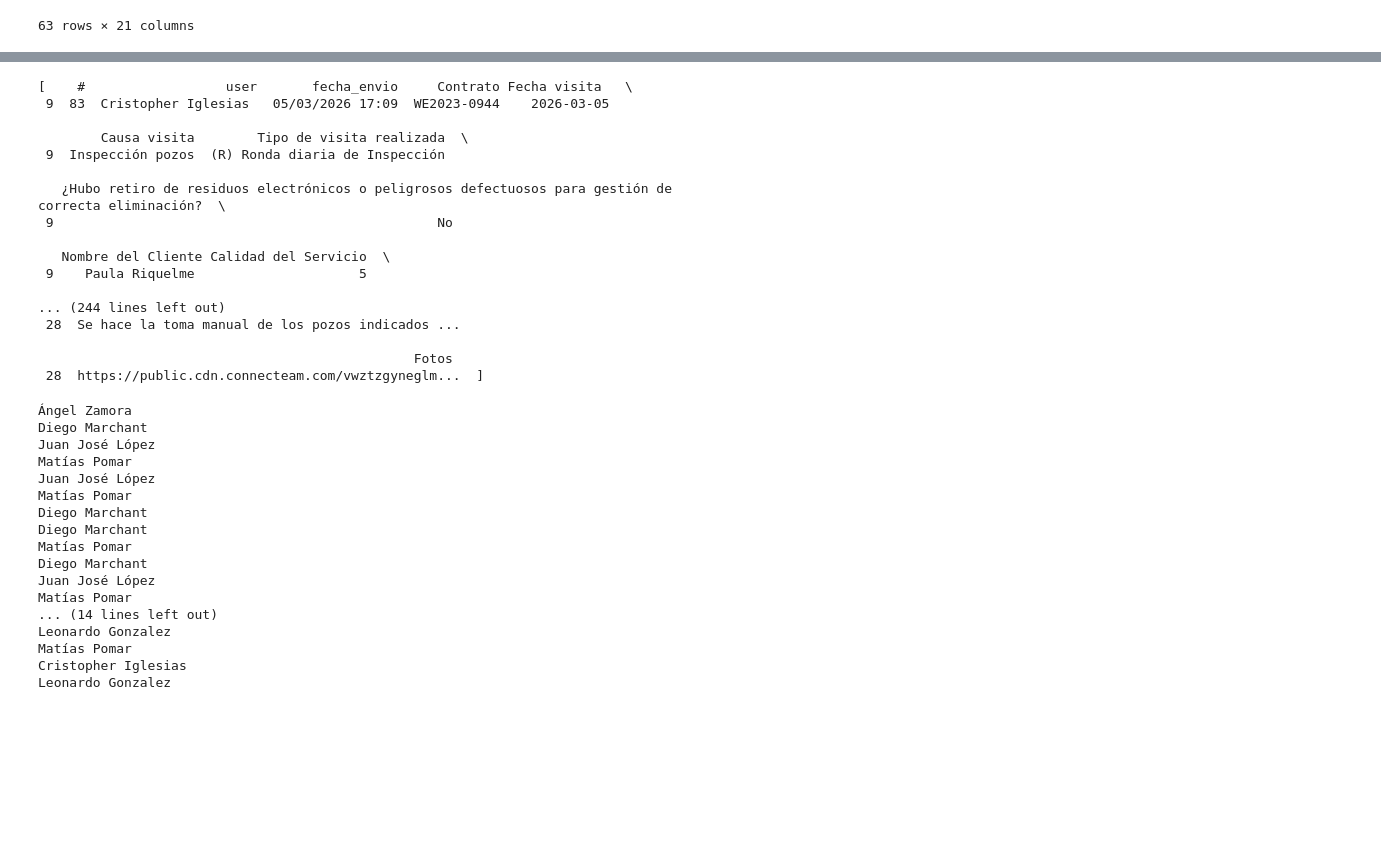
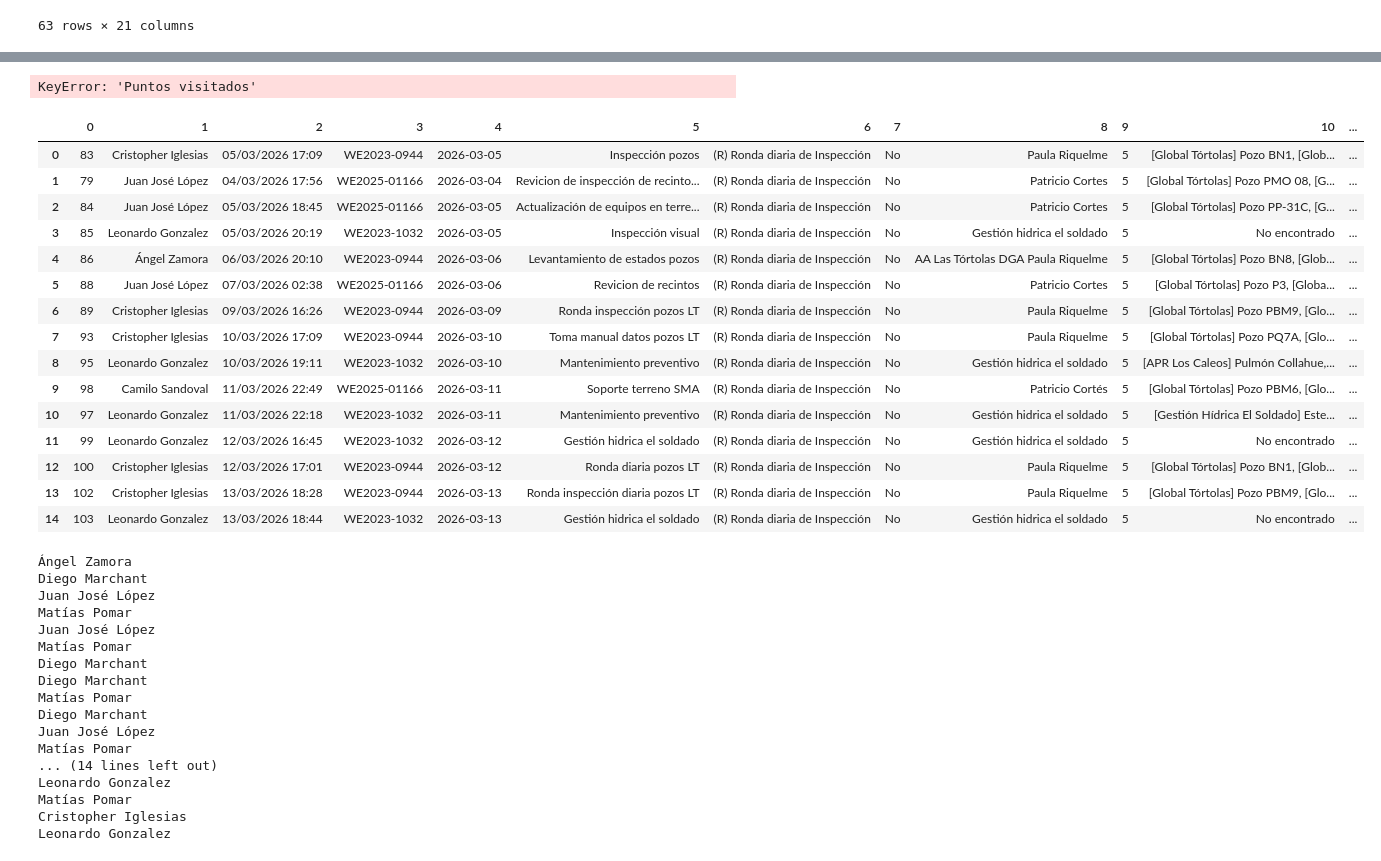
Before and after one commit to dcuerowe/odoo_con_trabajos, a Jupyter notebook: prueba_all_ot.ipynb, the cells around one changed output, grey strips where cells are left out. Drawn from its saved outputs; the diff is of its cells as text; code cells hidden in the pictures; blank space fills up the shorter version.

Commit message:
Actualización de datos

```diff
--- a/prueba_all_ot.ipynb
+++ b/prueba_all_ot.ipynb
@@ -797,28 +797,45 @@ for i, r in ordered_responses.iterrows():
         print(f"Error al asignar el nombre del usuario al DataFrame: {e}")
         traceback.print_exc()
 
+    #df_ronda = df[df_columnas].copy()
+
+    puntos = df["Puntos visitados"].to_list()[0]
+    # resolucion = df['Resolución ronda de inspección'].to_list()[0]
+    ot = df['#'].to_list()[0]
+    tecnico = df['user'].to_list()[0].strip()
+    contrato = df['Contrato'].to_list()[0]
+    fecha = df['Fecha visita '].to_list()[0]
+    causa_visita = df['Causa visita'].to_list()[0]
+    cliente = df['Nombre del Cliente'].to_list()[0]
+    calidad = df['Calidad del Servicio'].to_list()[0]
+
+
+
     if df['Tipo de visita realizada'].item() == '(R) Ronda diaria de Inspección':
-        datos.append(df)
+        print(df.columns.to_list())
+# %% [output]
+KeyError: 'Puntos visitados'
 # %%
-datos
+# datos_f = np.squeeze(datos)
+# df_final = pd.DataFrame(datos_f)
+# df_final
 # %% [output]
-[    #                  user       fecha_envio     Contrato Fecha visita   \
- 9  83  Cristopher Iglesias   05/03/2026 17:09  WE2023-0944    2026-03-05
-
-        Causa visita        Tipo de visita realizada  \
- 9  Inspección pozos  (R) Ronda diaria de Inspección
-
-   ¿Hubo retiro de residuos electrónicos o peligrosos defectuosos para gestión de correcta eliminación?  \
- 9                                                 No
-
-   Nombre del Cliente Calidad del Servicio  \
- 9    Paula Riquelme                     5
-
-... (244 lines left out)
- 28  Se hace la toma manual de los pozos indicados ...
-
-                                                Fotos
- 28  https://public.cdn.connecteam.com/vwztzgyneglm...  ]
+|  | 0 | 1 | 2 | 3 | 4 | 5 | 6 | 7 | 8 | 9 | 10 | ... |
+| 0 | 83 | Cristopher Iglesias | 05/03/2026 17:09 | WE2023-0944 | 2026-03-05 | Inspección pozos | (R) Ronda diaria de Inspección | No | Paula Riquelme | 5 | [Global Tórtolas] Pozo BN1, [Glob... | ... |
+| 1 | 79 | Juan José López | 04/03/2026 17:56 | WE2025-01166 | 2026-03-04 | Revicion de inspección de recinto... | (R) Ronda diaria de Inspección | No | Patricio Cortes | 5 | [Global Tórtolas] Pozo PMO 08, [G... | ... |
+| 2 | 84 | Juan José López | 05/03/2026 18:45 | WE2025-01166 | 2026-03-05 | Actualización de equipos en terre... | (R) Ronda diaria de Inspección | No | Patricio Cortes | 5 | [Global Tórtolas] Pozo PP-31C, [G... | ... |
+| 3 | 85 | Leonardo Gonzalez | 05/03/2026 20:19 | WE2023-1032 | 2026-03-05 | Inspección visual | (R) Ronda diaria de Inspección | No | Gestión hidrica el soldado | 5 | No encontrado | ... |
+| 4 | 86 | Ángel Zamora | 06/03/2026 20:10 | WE2023-0944 | 2026-03-06 | Levantamiento de estados pozos | (R) Ronda diaria de Inspección | No | AA Las Tórtolas DGA Paula Riquelme | 5 | [Global Tórtolas] Pozo BN8, [Glob... | ... |
+| 5 | 88 | Juan José López | 07/03/2026 02:38 | WE2025-01166 | 2026-03-06 | Revicion de recintos | (R) Ronda diaria de Inspección | No | Patricio Cortes | 5 | [Global Tórtolas] Pozo P3, [Globa... | ... |
+| 6 | 89 | Cristopher Iglesias | 09/03/2026 16:26 | WE2023-0944 | 2026-03-09 | Ronda inspección pozos LT | (R) Ronda diaria de Inspección | No | Paula Riquelme | 5 | [Global Tórtolas] Pozo PBM9, [Glo... | ... |
+| 7 | 93 | Cristopher Iglesias | 10/03/2026 17:09 | WE2023-0944 | 2026-03-10 | Toma manual datos pozos LT | (R) Ronda diaria de Inspección | No | Paula Riquelme | 5 | [Global Tórtolas] Pozo PQ7A, [Glo... | ... |
+| 8 | 95 | Leonardo Gonzalez | 10/03/2026 19:11 | WE2023-1032 | 2026-03-10 | Mantenimiento preventivo | (R) Ronda diaria de Inspección | No | Gestión hidrica el soldado | 5 | [APR Los Caleos] Pulmón Collahue,... | ... |
+| 9 | 98 | Camilo Sandoval | 11/03/2026 22:49 | WE2025-01166 | 2026-03-11 | Soporte terreno SMA | (R) Ronda diaria de Inspección | No | Patricio Cortés | 5 | [Global Tórtolas] Pozo PBM6, [Glo... | ... |
+| 10 | 97 | Leonardo Gonzalez | 11/03/2026 22:18 | WE2023-1032 | 2026-03-11 | Mantenimiento preventivo | (R) Ronda diaria de Inspección | No | Gestión hidrica el soldado | 5 | [Gestión Hídrica El Soldado] Este... | ... |
+| 11 | 99 | Leonardo Gonzalez | 12/03/2026 16:45 | WE2023-1032 | 2026-03-12 | Gestión hidrica el soldado | (R) Ronda diaria de Inspección | No | Gestión hidrica el soldado | 5 | No encontrado | ... |
+| 12 | 100 | Cristopher Iglesias | 12/03/2026 17:01 | WE2023-0944 | 2026-03-12 | Ronda diaria pozos LT | (R) Ronda diaria de Inspección | No | Paula Riquelme | 5 | [Global Tórtolas] Pozo BN1, [Glob... | ... |
+| 13 | 102 | Cristopher Iglesias | 13/03/2026 18:28 | WE2023-0944 | 2026-03-13 | Ronda inspección diaria pozos LT | (R) Ronda diaria de Inspección | No | Paula Riquelme | 5 | [Global Tórtolas] Pozo PBM9, [Glo... | ... |
+| 14 | 103 | Leonardo Gonzalez | 13/03/2026 18:44 | WE2023-1032 | 2026-03-13 | Gestión hidrica el soldado | (R) Ronda diaria de Inspección | No | Gestión hidrica el soldado | 5 | No encontrado | ... |
 # %%
 # Creación de dataframe df_visita
 datos = []
```
Also changed, not shown: parts of 1 cell of this notebook, 1 other file.
